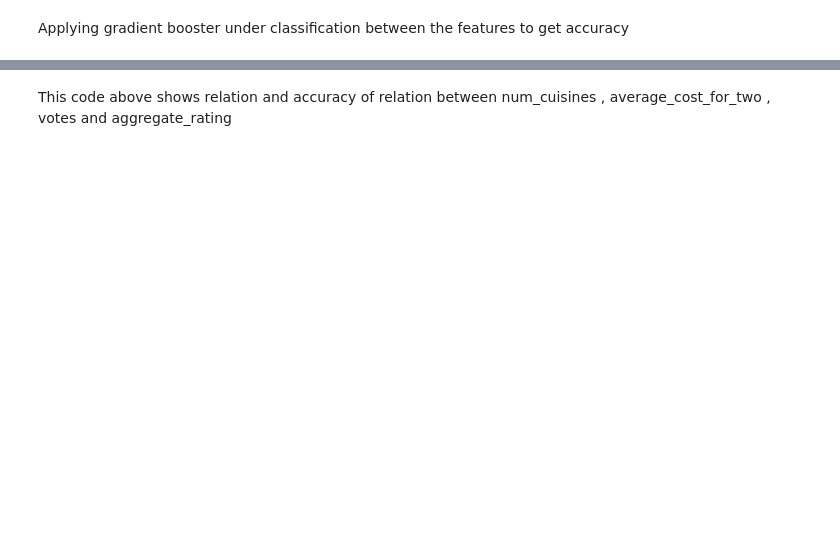
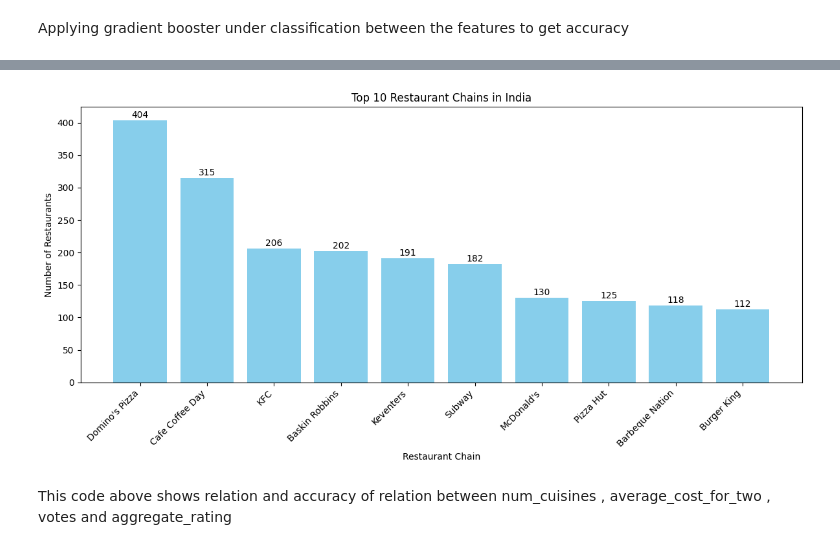
Before and after one commit to ikuchbhi/CSF415-Popular-Dishes-Finder, a Jupyter notebook: clustering/exec.ipynb, the cells around one changed output, grey strips where cells are left out. Saved outputs shown, nothing was run; the diff lists cells and outputs as text; code cells hidden in the pictures; blank space fills up the shorter version.

```diff
--- a/clustering/exec.ipynb
+++ b/clustering/exec.ipynb
@@ -272,2 +362,32 @@ R-squared: 0.8882748752927097
+# %%
+import matplotlib.pyplot as plt
+import pandas as pd
+
+# Assuming 'df' is your DataFrame containing restaurant data
+# Let's say the column 'name' contains the names of the restaurants
+# and 'chain' contains the chain information
+
+# Group the data by restaurant chain and count the number of occurrences
+chain_counts = df.groupby('name').size().sort_values(ascending=False)
+
+# Select the top 10 chains
+top_10_chains = chain_counts.head(10)
+
+plt.figure(figsize=(12, 6))
+bars = plt.bar(top_10_chains.index, top_10_chains.values, color='skyblue')
+plt.xlabel('Restaurant Chain')
+plt.ylabel('Number of Restaurants')
+plt.title('Top 10 Restaurant Chains in India')
+plt.xticks(rotation=45, ha='right')
+
+# Annotate each bar with its value
+for bar in bars:
+    yval = bar.get_height()
+    plt.text(bar.get_x() + bar.get_width()/2, yval + 1, yval, ha='center', va='bottom')
+
+plt.tight_layout()
+plt.show()
+# %% [output]
+[figure, added]
 # %% [markdown]
 This code above shows relation and accuracy of relation between num_cuisines , average_cost_for_two , votes and aggregate_rating
```
Also changed, not shown: parts of 15 cells of this notebook.
